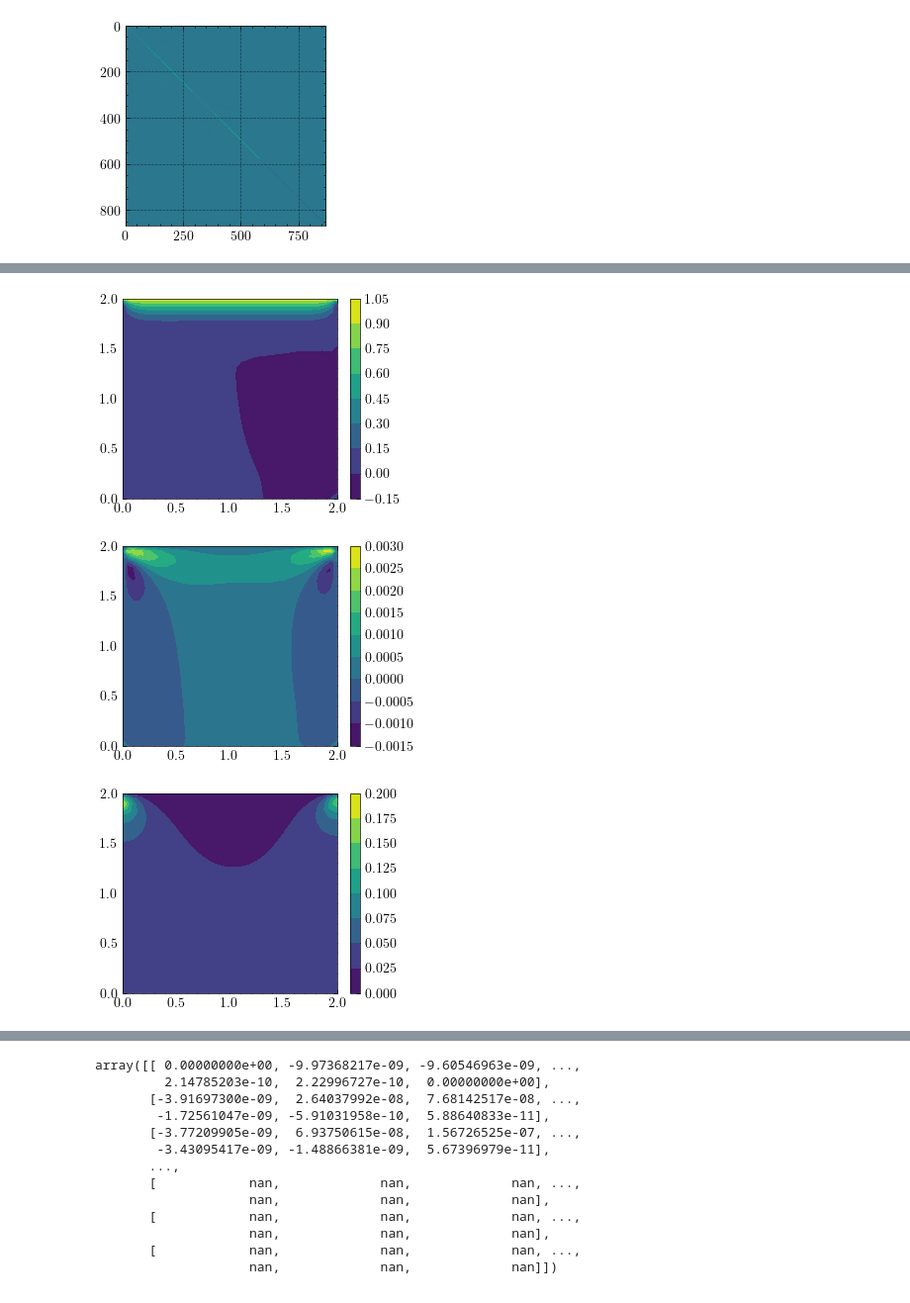
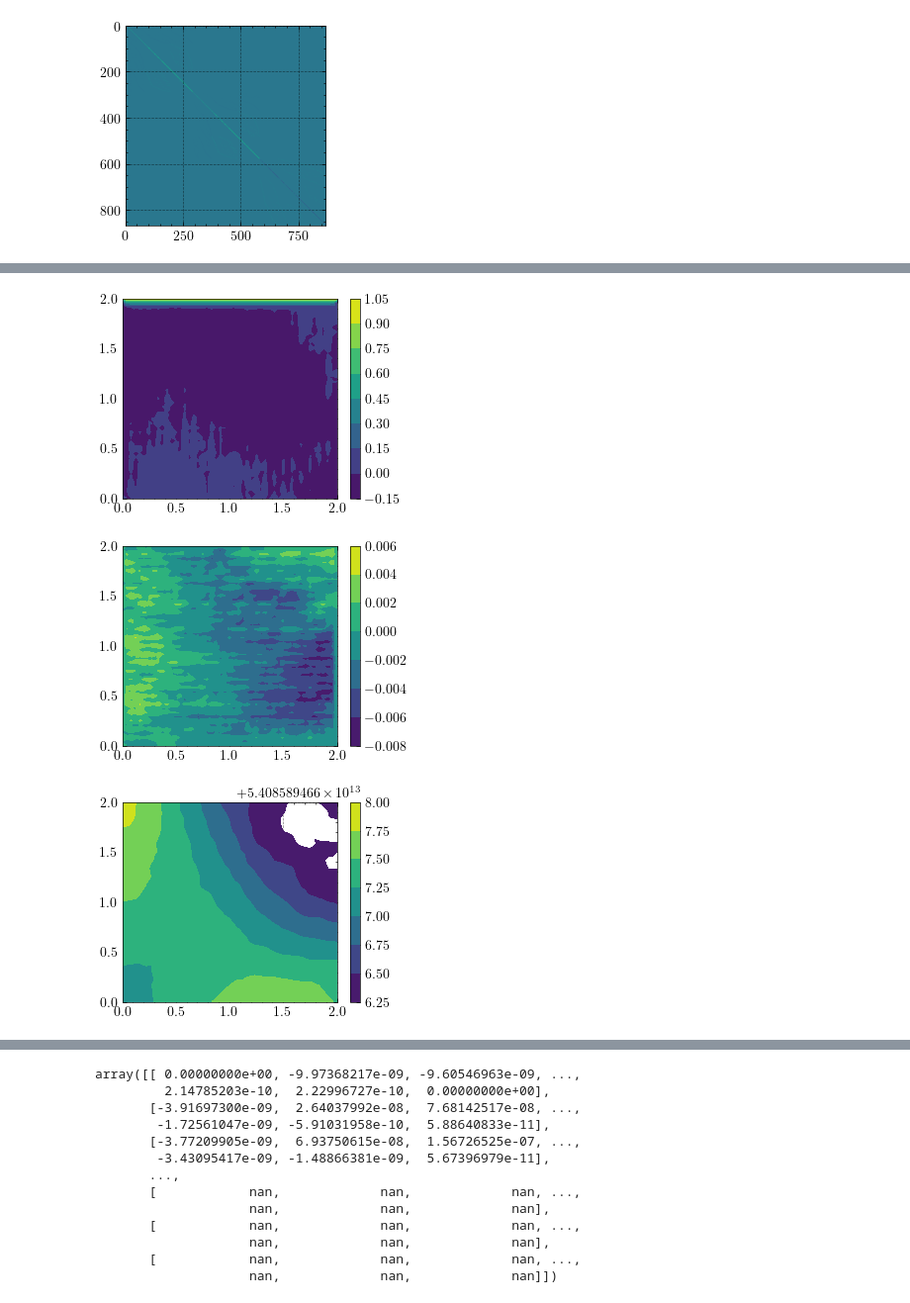
Before and after one commit to danielgerardclaassen/statfem-mcmc, a Jupyter notebook: navstoke.ipynb, the cells around one changed output, grey strips where cells are left out. Shown at 99% size. Drawn from its saved outputs; the diff is of its cells as text; code cells hidden in the pictures.

```diff
--- a/navstoke.ipynb
+++ b/navstoke.ipynb
@@ -680,7 +1280,7 @@ coordinates_v = basis_velocity.doflocs.T
 coordinates_p = basis_pressure.doflocs.T
 
 import matplotlib.tri as tri
-guess = -1
+guess = 1
 
 xs = coordinates_p[:,0]
 ys = coordinates_p[:,1]
@@ -714,6 +1314,6 @@ plt.show()
-[figure, old version]
+[figure, new version]
-[figure, old version]
+[figure, new version]
-[figure, old version]
+[figure, new version]
 # %%
 coordinates_v = basis_velocity.doflocs.T
 coordinates_p = basis_pressure.doflocs.T
```
Also changed, not shown: parts of 25 cells of this notebook, 1 other file.
